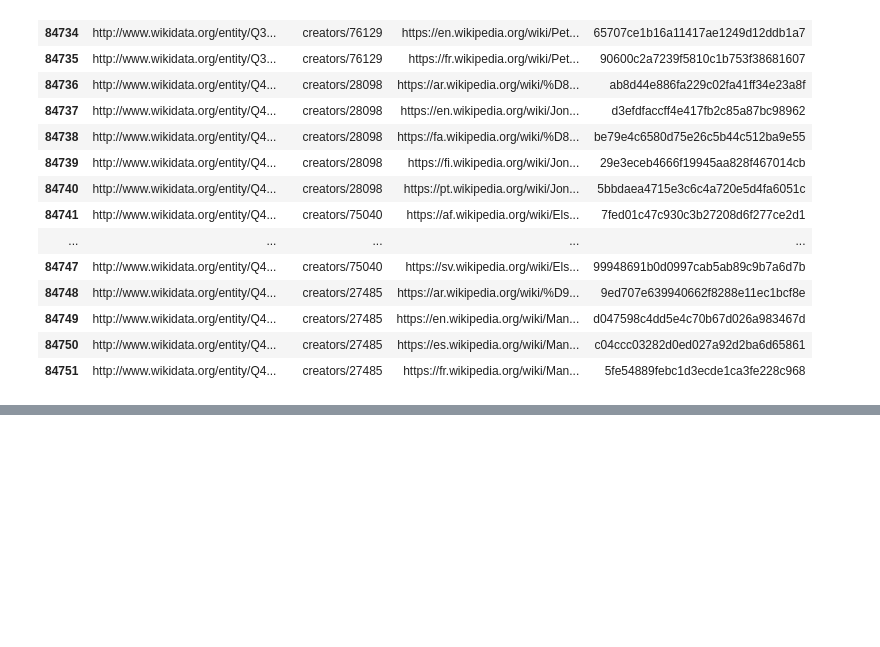
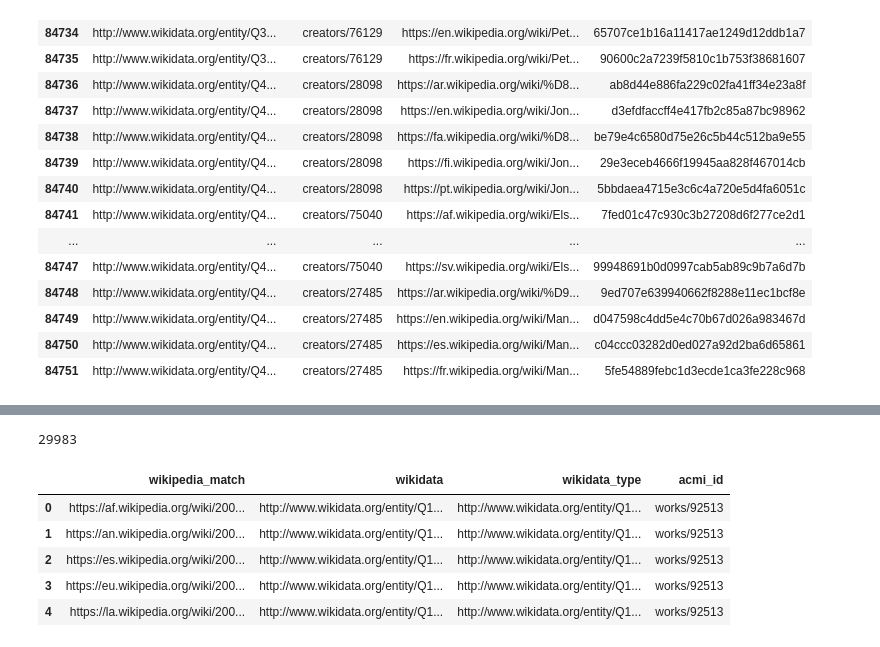
Before and after one commit to paulduchesne/acmi-wikipedia-link, a Jupyter notebook: acmi_wikipedia_link.ipynb, the cells around one changed output, grey strips where cells are left out. Drawn from its saved outputs; the diff is of its cells as text; code cells hidden in the pictures; blank space fills up the shorter version.

```diff
--- a/acmi_wikipedia_link.ipynb
+++ b/acmi_wikipedia_link.ipynb
@@ -213,0 +208,45 @@ to_wikidata.head()
+# %%
+# replicate mass downloader for wikipedia,
+# here it is wikidata based off previous result table.
+
+wikidata_df = pandas.DataFrame()
+
+for wiki in tqdm.tqdm(result.acmi_work_id.unique()):
+
+    wikihash = hashlib.md5(wiki.encode()).hexdigest()
+    export_path = pathlib.Path.cwd() / 'wikidata' / wikihash[:2] / f'{wikihash}.parquet'
+    if not export_path.exists():
+        export_path.parents[0].mkdir(exist_ok=True, parents=True)
+
+        wikipedia_pages = result.copy()
+        wikipedia_pages = wikipedia_pages.loc[wikipedia_pages.acmi_work_id.isin([wiki])]
+        wikipedia_pages_array = ' '.join([f'<{x}>' for x in list(wikipedia_pages.wikipedia_match.unique())])
+
+        time.sleep(5)
+
+        query = '''
+            select ?wikidata ?wikipedia_match ?wikidata_type ?acmi_id
+            where {
+                values ?wikipedia_match {'''+wikipedia_pages_array+'''} .
+                ?wikipedia_match schema:about ?wikidata .
+                optional { ?wikidata  wdt:P31 ?wikidata_type } .
+                optional { ?wikidata  wdt:P7003 ?acmi_id } .
+            } '''
+
+        df = sparql_query(query, 'https://query.wikidata.org/sparql').drop_duplicates()
+        if len(df):
+            df.to_parquet(export_path)
+
+    else:
+        wikidata_df = pandas.concat([wikidata_df, pandas.read_parquet(export_path)])
+
+print(len(wikidata_df))
+wikidata_df.head()
+# %% [output]
+29983
+|  | wikipedia_match | wikidata | wikidata_type | acmi_id |
+| 0 | https://af.wikipedia.org/wiki/200... | http://www.wikidata.org/entity/Q1... | http://www.wikidata.org/entity/Q1... | works/92513 |
+| 1 | https://an.wikipedia.org/wiki/200... | http://www.wikidata.org/entity/Q1... | http://www.wikidata.org/entity/Q1... | works/92513 |
+| 2 | https://es.wikipedia.org/wiki/200... | http://www.wikidata.org/entity/Q1... | http://www.wikidata.org/entity/Q1... | works/92513 |
+| 3 | https://eu.wikipedia.org/wiki/200... | http://www.wikidata.org/entity/Q1... | http://www.wikidata.org/entity/Q1... | works/92513 |
+| 4 | https://la.wikipedia.org/wiki/200... | http://www.wikidata.org/entity/Q1... | http://www.wikidata.org/entity/Q1... | works/92513 |
```
Also changed, not shown: parts of 6 cells of this notebook, 1 other file.
